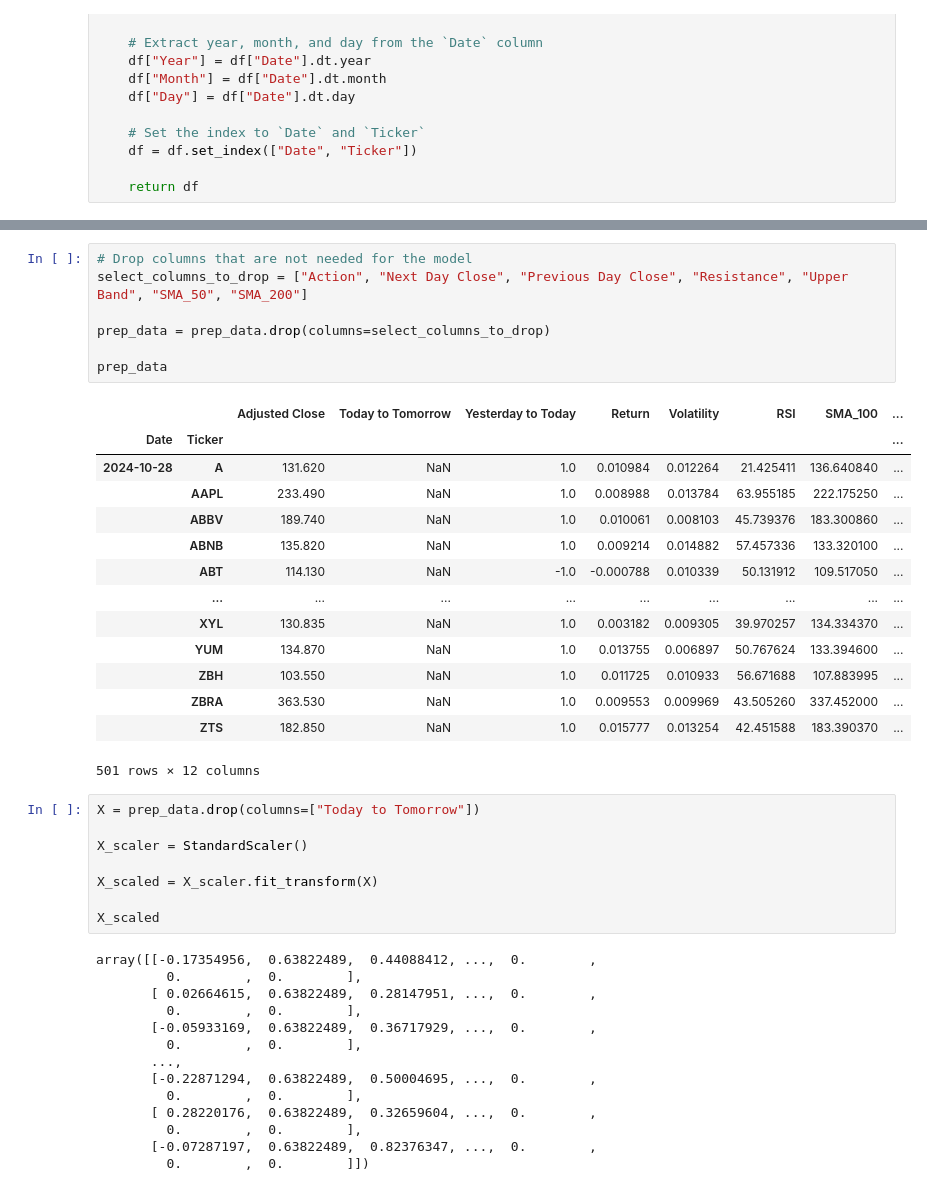
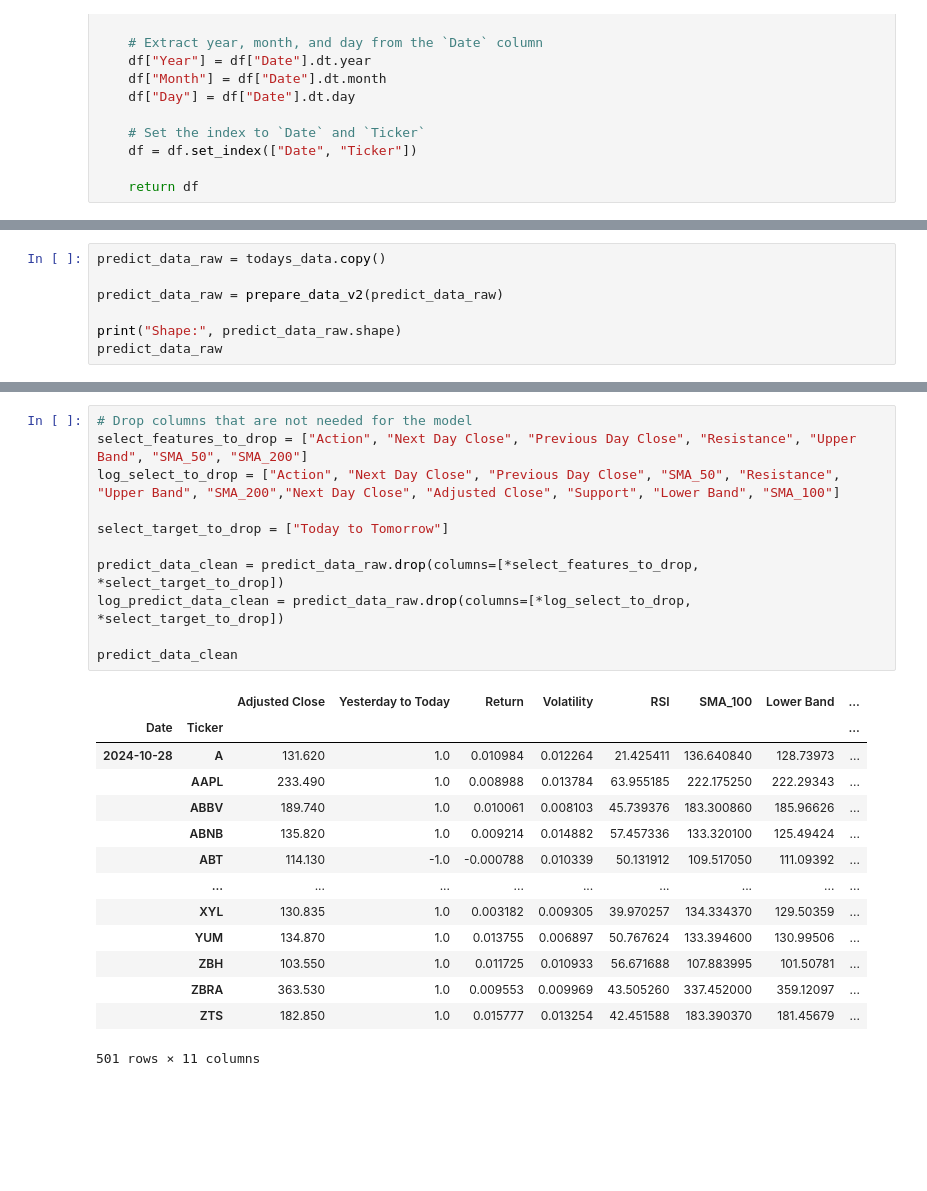
Before and after one commit to Corey-Holton/Group_project_2, a Jupyter notebook: notebooks/christian_exploration/predictions_notebook.ipynb, the cells around one changed output, grey strips where cells are left out. Drawn from its saved outputs; the diff is of its cells as text; blank space fills up the shorter version.

Commit message:
Made predictions notebook

```diff
--- a/notebooks/christian_exploration/predictions_notebook.ipynb
+++ b/notebooks/christian_exploration/predictions_notebook.ipynb
@@ -121,0 +74,7 @@ prep_data
+# %%
+predict_data_raw = todays_data.copy()
+
+predict_data_raw = prepare_data_v2(predict_data_raw)
+
+print("Shape:", predict_data_raw.shape)
+predict_data_raw
@@ -122,44 +97,26 @@ prep_data
 # %%
 # Drop columns that are not needed for the model
-select_columns_to_drop = ["Action", "Next Day Close", "Previous Day Close", "Resistance", "Upper Band", "SMA_50", "SMA_200"]
+select_features_to_drop = ["Action", "Next Day Close", "Previous Day Close", "Resistance", "Upper Band", "SMA_50", "SMA_200"]
+log_select_to_drop = ["Action", "Next Day Close", "Previous Day Close", "SMA_50", "Resistance", "Upper Band", "SMA_200","Next Day Close", "Adjusted Close", "Support", "Lower Band", "SMA_100"]
 
-prep_data = prep_data.drop(columns=select_columns_to_drop)
+select_target_to_drop = ["Today to Tomorrow"]
 
-prep_data
+predict_data_clean = predict_data_raw.drop(columns=[*select_features_to_drop, *select_target_to_drop])
+log_predict_data_clean = predict_data_raw.drop(columns=[*log_select_to_drop, *select_target_to_drop])
+
+predict_data_clean
 # %% [output]
-|  |  | Adjusted Close | Today to Tomorrow | Yesterday to Today | Return | Volatility | RSI | SMA_100 | ... |
+|  |  | Adjusted Close | Yesterday to Today | Return | Volatility | RSI | SMA_100 | Lower Band | ... |
 | Date | Ticker |  |  |  |  |  |  |  | ... |
-| 2024-10-28 | A | 131.620 | NaN | 1.0 | 0.010984 | 0.012264 | 21.425411 | 136.640840 | ... |
-|  | AAPL | 233.490 | NaN | 1.0 | 0.008988 | 0.013784 | 63.955185 | 222.175250 | ... |
-|  | ABBV | 189.740 | NaN | 1.0 | 0.010061 | 0.008103 | 45.739376 | 183.300860 | ... |
-|  | ABNB | 135.820 | NaN | 1.0 | 0.009214 | 0.014882 | 57.457336 | 133.320100 | ... |
-|  | ABT | 114.130 | NaN | -1.0 | -0.000788 | 0.010339 | 50.131912 | 109.517050 | ... |
+| 2024-10-28 | A | 131.620 | 1.0 | 0.010984 | 0.012264 | 21.425411 | 136.640840 | 128.73973 | ... |
+|  | AAPL | 233.490 | 1.0 | 0.008988 | 0.013784 | 63.955185 | 222.175250 | 222.29343 | ... |
+|  | ABBV | 189.740 | 1.0 | 0.010061 | 0.008103 | 45.739376 | 183.300860 | 185.96626 | ... |
+|  | ABNB | 135.820 | 1.0 | 0.009214 | 0.014882 | 57.457336 | 133.320100 | 125.49424 | ... |
+|  | ABT | 114.130 | -1.0 | -0.000788 | 0.010339 | 50.131912 | 109.517050 | 111.09392 | ... |
 |  | ... | ... | ... | ... | ... | ... | ... | ... | ... |
-|  | XYL | 130.835 | NaN | 1.0 | 0.003182 | 0.009305 | 39.970257 | 134.334370 | ... |
-|  | YUM | 134.870 | NaN | 1.0 | 0.013755 | 0.006897 | 50.767624 | 133.394600 | ... |
-|  | ZBH | 103.550 | NaN | 1.0 | 0.011725 | 0.010933 | 56.671688 | 107.883995 | ... |
-|  | ZBRA | 363.530 | NaN | 1.0 | 0.009553 | 0.009969 | 43.505260 | 337.452000 | ... |
-|  | ZTS | 182.850 | NaN | 1.0 | 0.015777 | 0.013254 | 42.451588 | 183.390370 | ... |
+|  | XYL | 130.835 | 1.0 | 0.003182 | 0.009305 | 39.970257 | 134.334370 | 129.50359 | ... |
+|  | YUM | 134.870 | 1.0 | 0.013755 | 0.006897 | 50.767624 | 133.394600 | 130.99506 | ... |
+|  | ZBH | 103.550 | 1.0 | 0.011725 | 0.010933 | 56.671688 | 107.883995 | 101.50781 | ... |
+|  | ZBRA | 363.530 | 1.0 | 0.009553 | 0.009969 | 43.505260 | 337.452000 | 359.12097 | ... |
+|  | ZTS | 182.850 | 1.0 | 0.015777 | 0.013254 | 42.451588 | 183.390370 | 181.45679 | ... |
-501 rows × 12 columns
+501 rows × 11 columns
-# %%
-X = prep_data.drop(columns=["Today to Tomorrow"])
-
-X_scaler = StandardScaler()
-
-X_scaled = X_scaler.fit_transform(X)
-
-X_scaled
-# %% [output]
-array([[-0.17354956,  0.63822489,  0.44088412, ...,  0.        ,
-         0.        ,  0.        ],
-       [ 0.02664615,  0.63822489,  0.28147951, ...,  0.        ,
-         0.        ,  0.        ],
-       [-0.05933169,  0.63822489,  0.36717929, ...,  0.        ,
-         0.        ,  0.        ],
-       ...,
-       [-0.22871294,  0.63822489,  0.50004695, ...,  0.        ,
-         0.        ,  0.        ],
-       [ 0.28220176,  0.63822489,  0.32659604, ...,  0.        ,
-         0.        ,  0.        ],
-       [-0.07287197,  0.63822489,  0.82376347, ...,  0.        ,
-         0.        ,  0.        ]])
```
Also changed, not shown: parts of 19 cells of this notebook, 5 other files.
